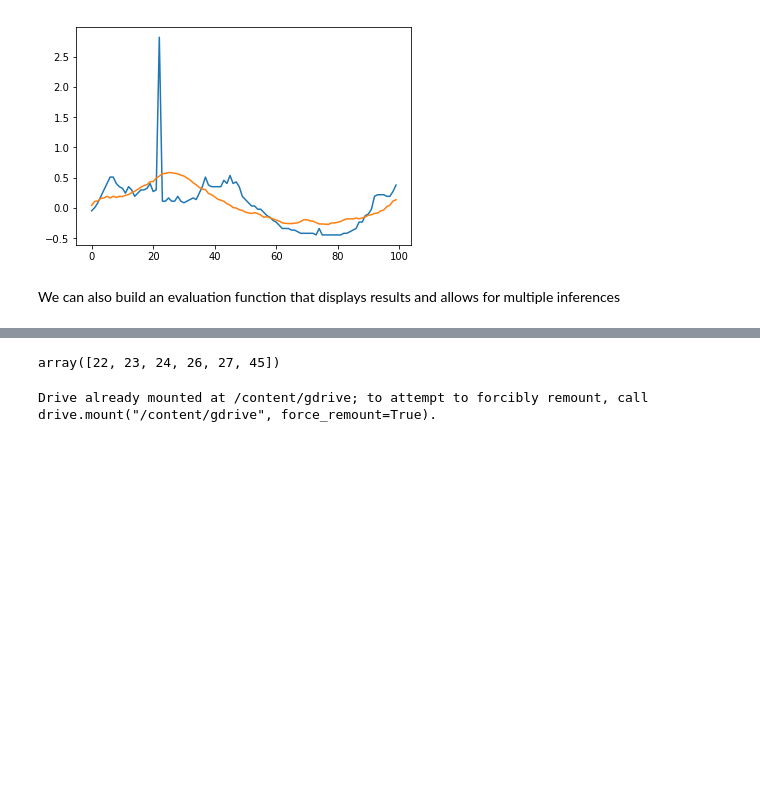
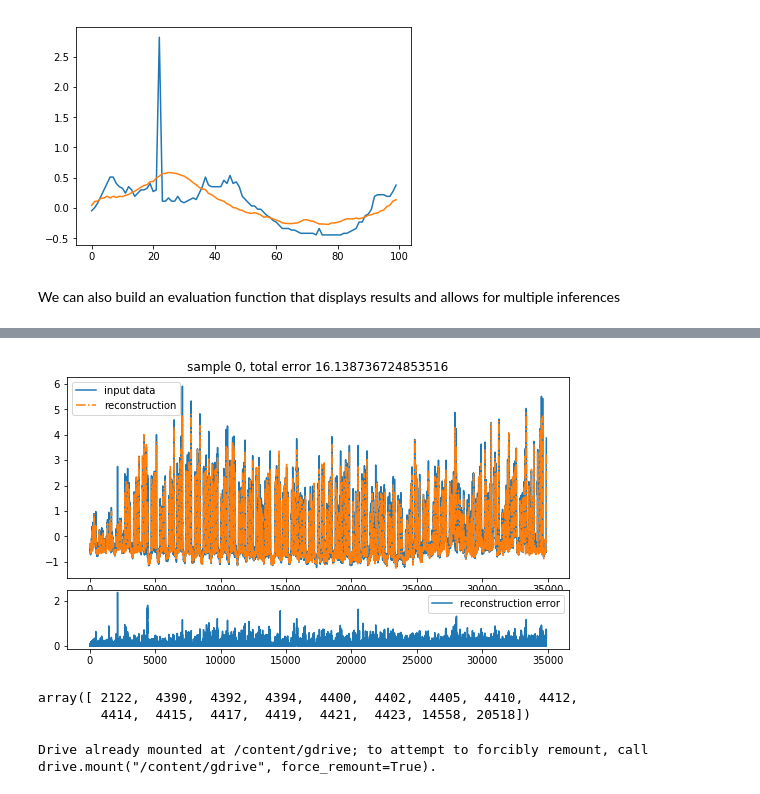
Before and after one commit to vanstorm9/anomaly-detection-experiments, a Jupyter notebook: tutorial/autoencoder/autoencoder.ipynb, the cells around one changed output, grey strips where cells are left out. Saved outputs shown, nothing was run; the diff lists cells and outputs as text; code cells hidden in the pictures; blank space fills up the shorter version.

Commit message:
Adding ability to customize input size

```diff
--- a/tutorial/autoencoder/autoencoder.ipynb
+++ b/tutorial/autoencoder/autoencoder.ipynb
@@ -250,6 +244,36 @@ plt.plot(reconstruction.data.cpu().numpy())
 [figure]
 # %% [markdown]
 We can also build an evaluation function that displays results and allows for multiple inferences
+# %%
+def evaluate_model_customInput( model, sampleAr, targetDevice):
+
+    sampleResAr = np.array([])
+    reconstructAr = np.array([])
+    errorAr = np.array([])
+
+    for i in range(0,int(sampleAr.shape[0]/100)):
+        sample = sampleAr[i*100:(i+1)*100]
+        reconstruction = model.forward(sample.to(targetDevice))
+
+        sampleNumpy = sample.numpy()
+        reconstructionNumpy = reconstruction.data.cpu().numpy()
+        error = np.sqrt( (reconstructionNumpy - sampleNumpy)**2 )
+        sampleResAr = np.concatenate((sampleResAr,sample))
+        reconstructAr = np.concatenate((reconstructAr,reconstructionNumpy))
+        errorAr = np.concatenate((errorAr,error))
+
+    plt.figure(figsize=(9,5))
+    ax1 = plt.subplot2grid((4, 1), (0, 0), rowspan=3)
+    ax2 = plt.subplot2grid((4, 1), (3, 0), rowspan=1, sharex=ax1)
+
+    ax1.plot(sampleResAr)
+    ax1.plot(reconstructAr, '-.')
+    ax1.set_title('sample {}, total error {}'.format(0, np.sum(error)))
+    ax1.legend(['input data', 'reconstruction'])
+
+    ax2.plot(errorAr)
+    ax2.legend( ['reconstruction error'] )
+    return errorAr
 # %%
 def evaluate_model ( model, dataLoader, targetDevice, nEvals = 3):
 
@@ -293,12 +311,30 @@ evaluate_model( model, dataLoaderTest, targetDeviceGPU)
+# %%
+def scale_vector(vector):
+  vector = np.transpose(np.expand_dims(vector,axis=0))
+  scaler = StandardScaler()
+  scaler.fit(vector)
+  vector_scaled = scaler.transform(vector)
+  return vector_scaled
+# %%
+#evaluate_model( model, dataLoaderTest, targetDeviceGPU)
+
+inputVec = df[0:]['co2_2'].values
+inputData = torch.squeeze(torch.tensor(scale_vector(inputVec),dtype=torch.float32))
+
+
+reconstrct_error = evaluate_model_customInput( model, inputData, targetDeviceGPU)
+# %% [output]
+[figure, added]
 # %%
-inputData = iter(dataLoaderTest).next()
-
-anomaly_ar = find_anomaly( model, inputData, targetDeviceGPU,0.45)[0]
+#anomaly_ar = find_anomaly( model, inputData, targetDeviceGPU,1.5)[0]
+thresh = 1.5
+anomaly_ar = np.where(reconstrct_error > thresh, 1, 0)
 
 anomaly_locations = np.where(anomaly_ar == 1)[0]
 anomaly_locations
 # %% [output]
-array([22, 23, 24, 26, 27, 45])
+array([ 2122,  4390,  4392,  4394,  4400,  4402,  4405,  4410,  4412,
+        4414,  4415,  4417,  4419,  4421,  4423, 14558, 20518])
 # %%
 from google.colab import drive
 drive.mount('/content/gdrive')
```
Also changed, not shown: parts of 9 cells of this notebook.
